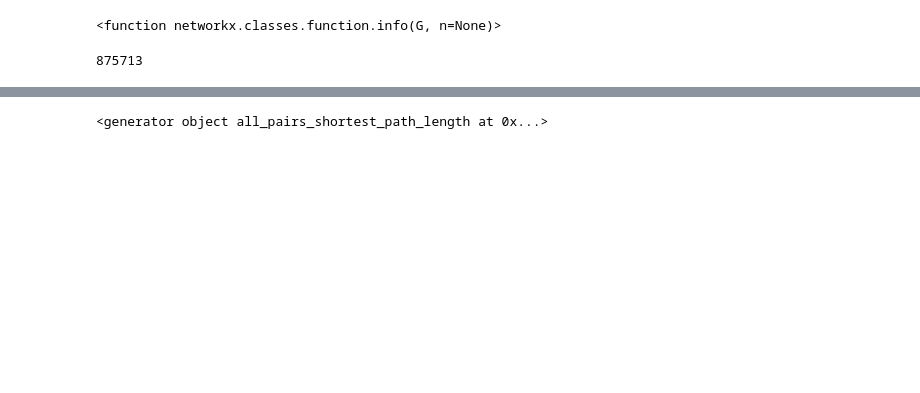
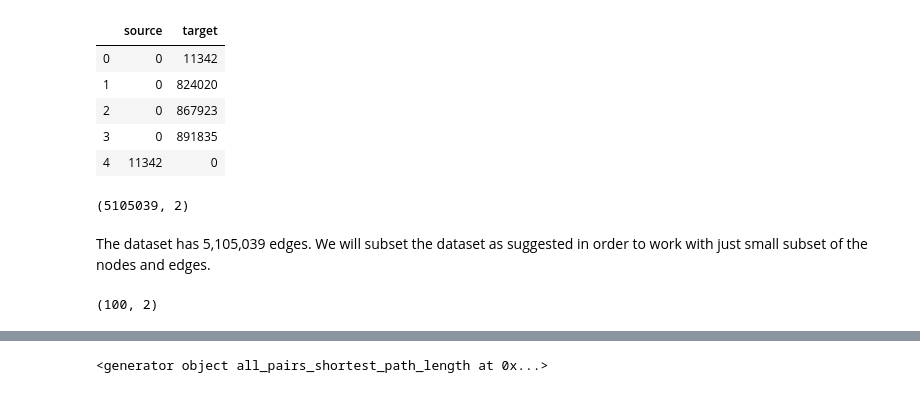
Before and after one commit to anilak1978/data620, a Jupyter notebook: Assignment 2/assignment2.ipynb, the cells around one changed output, grey strips where cells are left out. Cells and saved outputs as stored; diff of their text form; code cells hidden in the pictures; blank space fills up the shorter version.

```diff
--- a/Assignment 2/assignment2.ipynb
+++ b/Assignment 2/assignment2.ipynb
@@ -4,10 +24,21 @@ import networkx as nx
-# %%
-Graphtype=nx.DiGraph()
-G = nx.read_edgelist("web-Google.txt", create_using=Graphtype, nodetype=int, data=(('weight', float),))
-nx.info
-# %% [output]
-<function networkx.classes.function.info(G, n=None)>
-# %%
-nx.number_of_nodes(G)
-# %% [output]
-875713
+# %%
+df=pd.read_table('web-Google.txt', delim_whitespace=True, skiprows=4, names=['source', 'target'])
+df.head()
+# %% [output]
+|  | source | target |
+| 0 | 0 | 11342 |
+| 1 | 0 | 824020 |
+| 2 | 0 | 867923 |
+| 3 | 0 | 891835 |
+| 4 | 11342 | 0 |
+# %%
+df.shape
+# %% [output]
+(5105039, 2)
+# %% [markdown]
+The dataset has 5,105,039 edges. We will subset the dataset as suggested in order to work with just small subset of the nodes and edges.
+# %%
+df=df[300:400]
+df.shape
+# %% [output]
+(100, 2)
```
Also changed, not shown: parts of 29 cells of this notebook.
